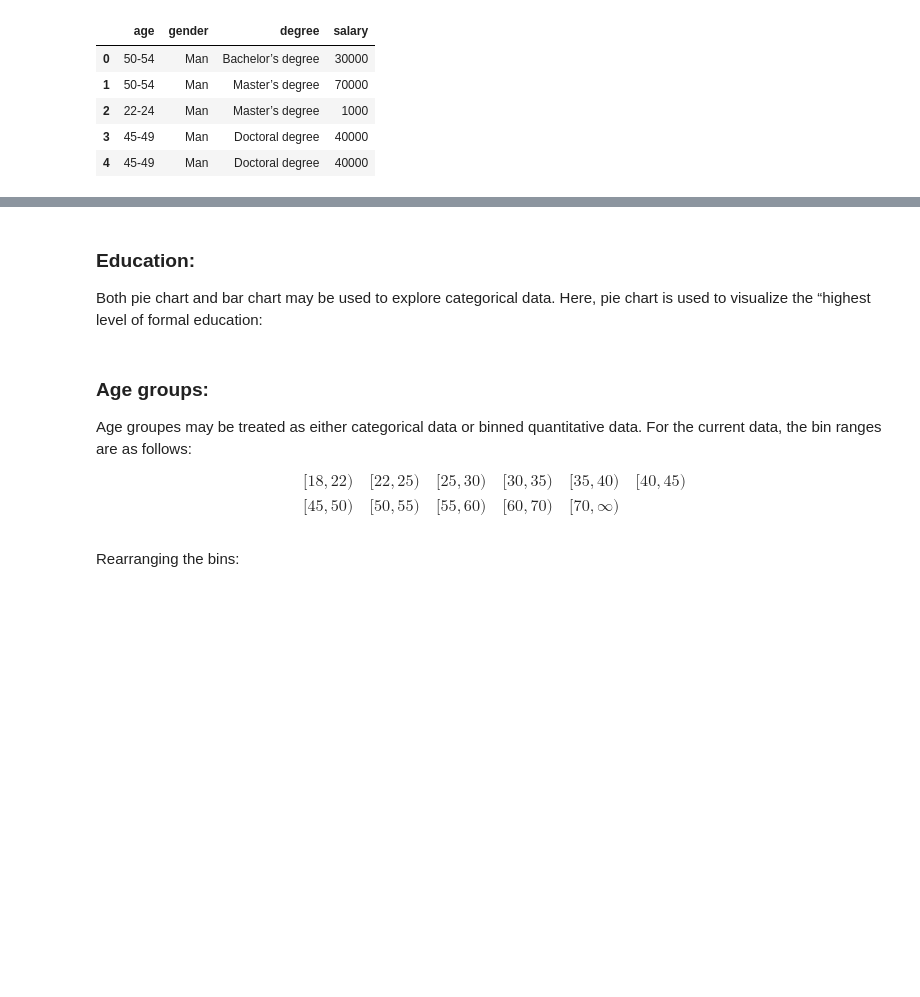
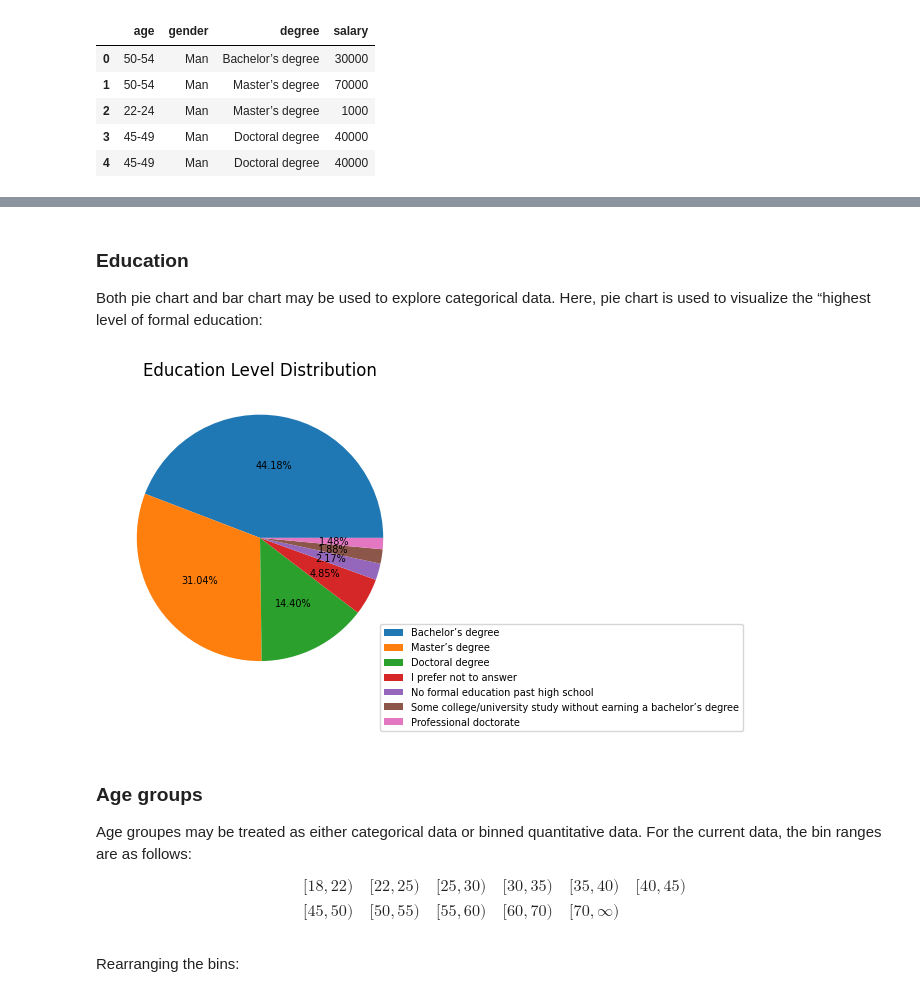
Before and after one commit to ali-sh-96/Machine-learning-Portfolio, a Jupyter notebook: project1/project1.ipynb, the cells around one changed output, grey strips where cells are left out. Cells and saved outputs as stored; diff of their text form; code cells hidden in the pictures; blank space fills up the shorter version.

```diff
--- a/project1/project1.ipynb
+++ b/project1/project1.ipynb
@@ -80,17 +145,39 @@ salary.describe()
 # %% [markdown]
-### Education:
+### Education
 Both pie chart and bar chart may be used to explore categorical data. Here, pie chart is used to visualize the “highest level of formal education:
 # %%
+#@title Visualizing education level distribution
+#@markdown Plot the proportion of respondents by highest education level.
+
 degree = cat['degree'].unique()
 n = len(degree)
+
+# Hide labels on the pie chart and display them in the legend
 labels = ['' for _ in range(n)]
-cat['degree'].value_counts().plot(kind='pie', ylabel='', title='degree',
-                                  autopct='%.2f', labels=labels, fontsize=7, figsize = (10,4))
-plt.legend(degree, fontsize=7, bbox_to_anchor=(1,0),
-           loc="lower right", bbox_transform=plt.gcf().transFigure)
+
+cat['degree'].value_counts().plot(
+    kind='pie',
+    ylabel='',
+    title='Education Level Distribution',
+    autopct='%.2f%%',
+    labels=labels,
+    fontsize=7,
+    figsize=(10, 4)
+)
+
+plt.legend(
+    degree,
+    fontsize=7,
+    bbox_to_anchor=(1, 0),
+    loc="lower right",
+    bbox_transform=plt.gcf().transFigure
+)
+
 plt.show()
+# %% [output]
+[figure, added]
 # %% [markdown]
-### Age groups:
+### Age groups
 Age groupes may be treated as either categorical data or binned quantitative data. For the current data, the bin ranges are as follows:<br>
 \begin{align}
 [18, 22) && [22, 25) &&[25, 30) &&[30, 35) && [35, 40) &&[40, 45)\\
```
Also changed, not shown: parts of 64 cells of this notebook, 1 other file.
